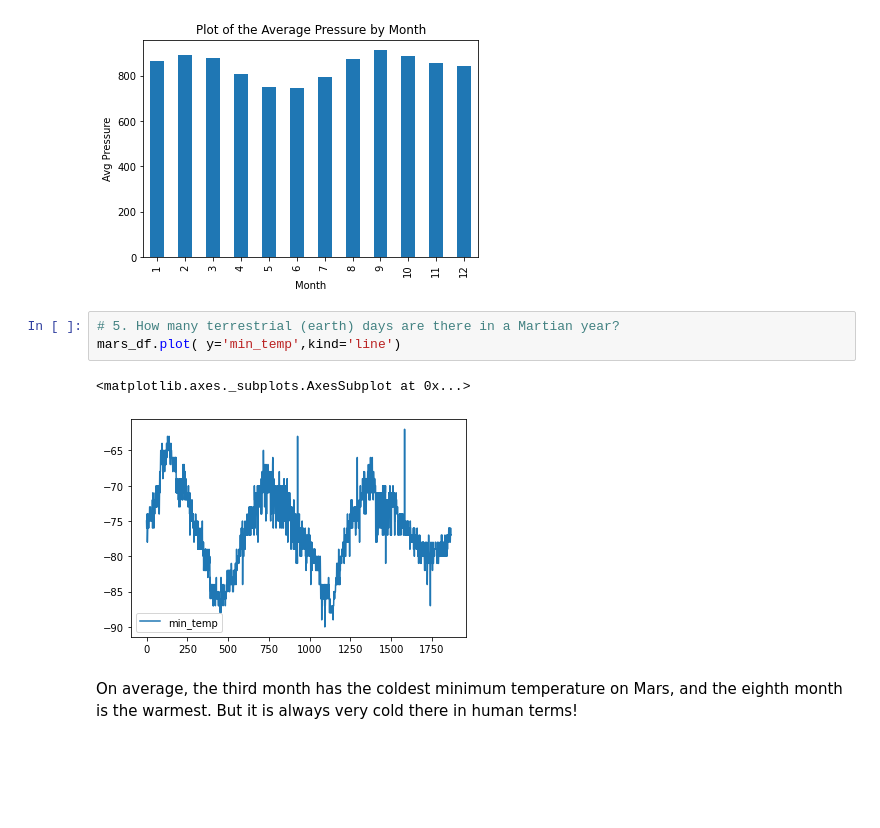
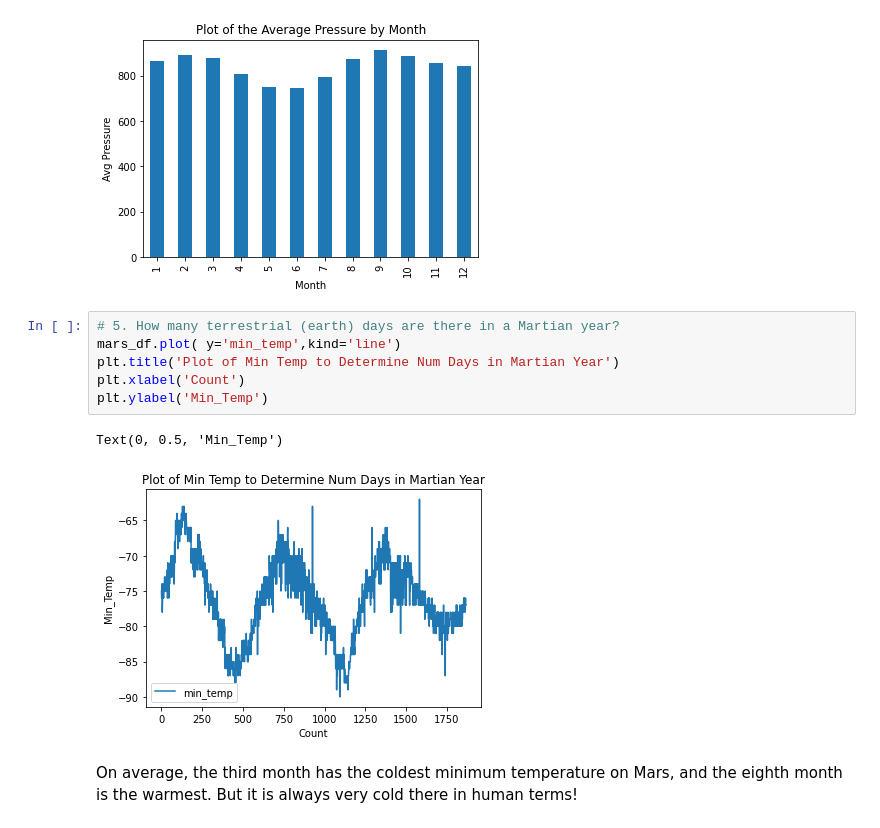
Before and after one commit to HBodden/Mission-to-Mars, a Jupyter notebook: part_2_mars_weather.ipynb, the cells around one changed output. Drawn from its saved outputs; the diff is of its cells as text; blank space fills up the shorter version.

```diff
--- a/part_2_mars_weather.ipynb
+++ b/part_2_mars_weather.ipynb
@@ -246,9 +266,12 @@ Text(0, 0.5, 'Avg Pressure')
 # %%
 # 5. How many terrestrial (earth) days are there in a Martian year?
 mars_df.plot( y='min_temp',kind='line')
+plt.title('Plot of Min Temp to Determine Num Days in Martian Year')
+plt.xlabel('Count')
+plt.ylabel('Min_Temp')
 # %% [output]
-<matplotlib.axes._subplots.AxesSubplot at 0x...>
+Text(0, 0.5, 'Min_Temp')
-[figure, old version]
+[figure, new version]
 # %% [markdown]
 On average, the third month has the coldest minimum temperature on Mars, and the eighth month is the warmest. But it is always very cold there in human terms!
 # %% [markdown]
```
Also changed, not shown: parts of 3 cells of this notebook.
